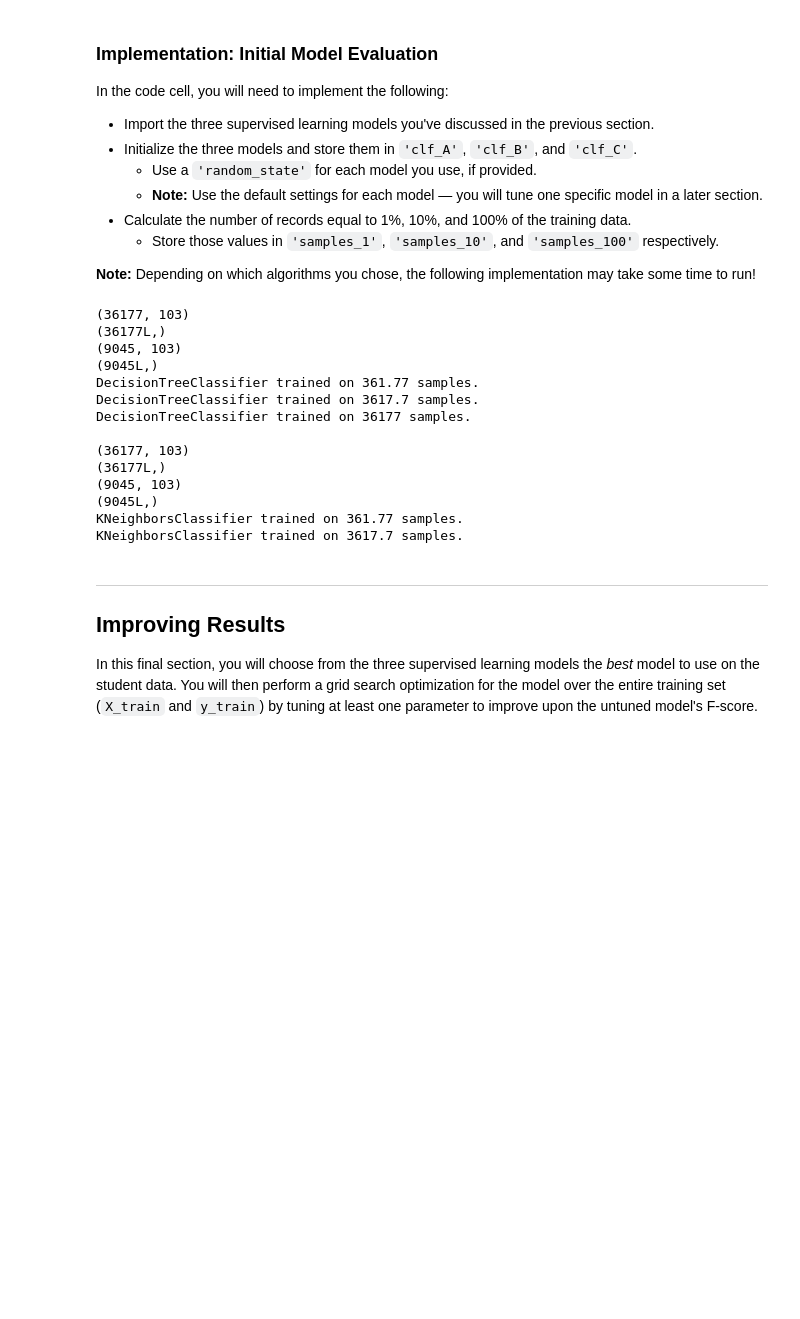
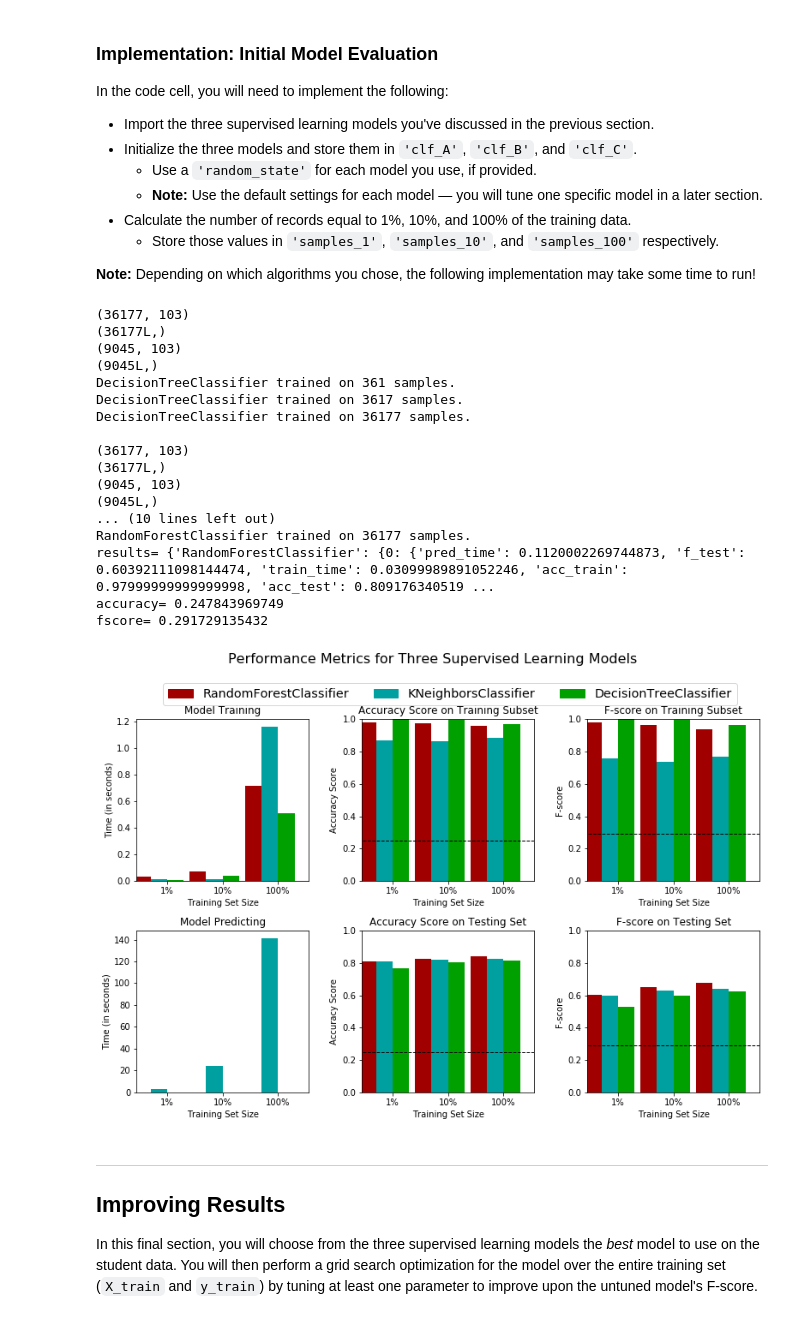
Before and after one commit to Alz-Android/ML, a Jupyter notebook: finding_donors/finding_donors.ipynb, the cells around one changed output. Saved outputs shown, nothing was run; the diff lists cells and outputs as text; code cells hidden in the pictures; blank space fills up the shorter version.

Commit message:
slice the samples

```diff
--- a/finding_donors/finding_donors.ipynb
+++ b/finding_donors/finding_donors.ipynb
@@ -449,7 +449,7 @@ def train_predict(learner, sample_size, X_train, y_train, X_test, y_test):
     training_labels = y_train
     start = time() # Get start time
     learner = learner
-    learner.fit(training_features, training_labels)
+    learner.fit(training_features[:sample_size], training_labels[:sample_size])
     end = time() # Get end time
 
     # TODO: Calculate the training time
@@ -509,46 +509,50 @@ clf_C = RandomForestClassifier()
 # HINT: samples_100 is the entire training set i.e. len(y_train)
 # HINT: samples_10 is 10% of samples_100
 # HINT: samples_1 is 1% of samples_100
-samples_100 = len(y_train)
-samples_10 = samples_100 * 0.1
-samples_1 = samples_100 * 0.01
+samples_100 = int(len(y_train))
+samples_10 = int(samples_100 * 0.1)
+samples_1 = int(samples_100 * 0.01)
 
 # Collect results on the learners
 results = {}
 for clf in [clf_A, clf_B, clf_C]:
     clf_name = clf.__class__.__name__
     results[clf_name] = {}
     print
     print X_train.shape
     print y_train.shape
     print X_test.shape
     print y_test.shape
     for i, samples in enumerate([samples_1, samples_10, samples_100]):
         results[clf_name][i] = \
         train_predict(clf, samples, X_train, y_train, X_test, y_test)
 
 # Run metrics visualization for the three supervised learning models chosen
 
 print 'results=',results
 print 'accuracy=',accuracy
 print 'fscore=',fscore
 
 vs.evaluate(results, accuracy, fscore)
 # %% [output]
 (36177, 103)
 (36177L,)
 (9045, 103)
 (9045L,)
-DecisionTreeClassifier trained on 361.77 samples.
-DecisionTreeClassifier trained on 3617.7 samples.
+DecisionTreeClassifier trained on 361 samples.
+DecisionTreeClassifier trained on 3617 samples.
 DecisionTreeClassifier trained on 36177 samples.
 
 (36177, 103)
 (36177L,)
 (9045, 103)
 (9045L,)
-KNeighborsClassifier trained on 361.77 samples.
-KNeighborsClassifier trained on 3617.7 samples.
+... (10 lines left out)
+RandomForestClassifier trained on 36177 samples.
+results= {'RandomForestClassifier': {0: {'pred_time': 0.1120002269744873, 'f_test': 0.60392111098144474, 'train_time': 0.03099989891052246, 'acc_train': 0.97999999999999998, 'acc_test': 0.809176340519 ...
+accuracy= 0.247843969749
+fscore= 0.291729135432
+[figure, added]
 # %% [markdown]
 ----
 ## Improving Results
```
